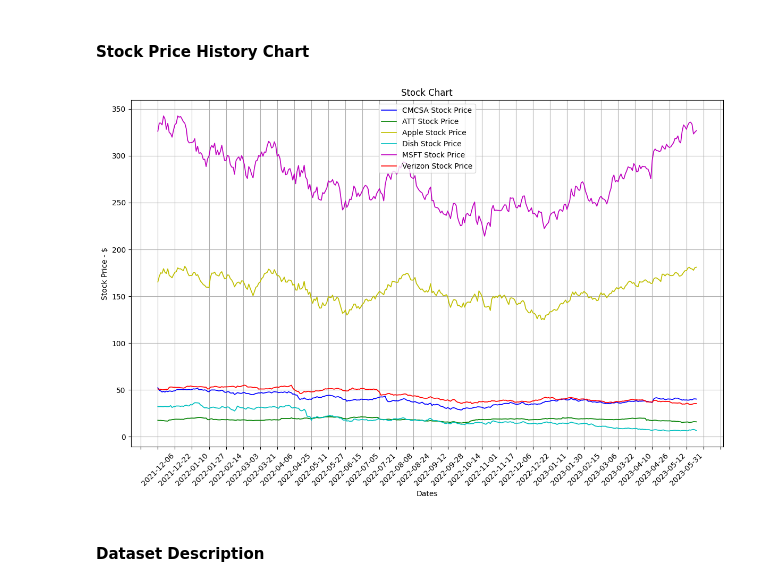
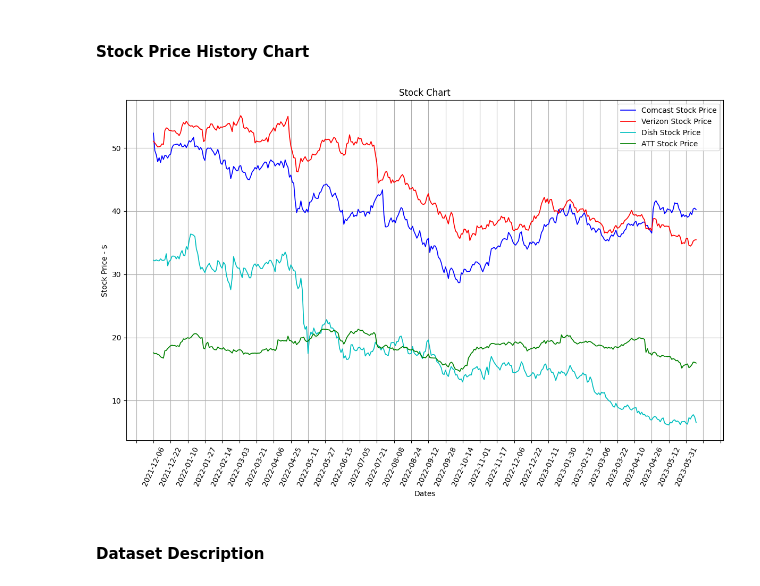
Before and after one commit to geoffpatton/stock-prediction, a Jupyter notebook: project_impl.ipynb, the cells around one changed output. Cells and saved outputs as stored; diff of their text form; code cells hidden in the pictures.

```diff
--- a/project_impl.ipynb
+++ b/project_impl.ipynb
@@ -94,40 +94,44 @@ ticker_symbol = 'CMCSA'
 # %%
 
 all_stock_df = pd.read_csv('./data/candlestick_data.csv', header = 0).sort_values(by=['unix_time'])
 
 
 company_stock_data_df = all_stock_df[all_stock_df['symbol'] == ticker_symbol]
 att_stock_data_df = all_stock_df[all_stock_df['symbol'] == 'T']
 dish_stock_data_df = all_stock_df[all_stock_df['symbol'] == 'DISH']
-msft_stock_data_df = all_stock_df[all_stock_df['symbol'] == 'MSFT']
-apple_stock_data_df = all_stock_df[all_stock_df['symbol'] == 'AAPL']
-netflix_stock_data_df = all_stock_df[all_stock_df['symbol'] == 'NFLX']
 vz_stock_data_df = all_stock_df[all_stock_df['symbol'] == 'VZ']
 
+#netflix_stock_data_df = all_stock_df[all_stock_df['symbol'] == 'NFLX']
+#apple_stock_data_df = all_stock_df[all_stock_df['symbol'] == 'AAPL']
+#msft_stock_data_df = all_stock_df[all_stock_df['symbol'] == 'MSFT']
 
-plt.figure(figsize=(12,8),dpi=100)
+
+plt.figure(figsize=(12,8))
 ax = plt.axes()
 ax.grid()
 ax.set(xlabel='Dates', ylabel='Stock Price - $', title='Stock Chart')
 
-ax.plot(company_stock_data_df['date'], company_stock_data_df['close'], c='b', label=ticker_symbol + ' Stock Price', linewidth=1.25)
+ax.plot(company_stock_data_df['date'], company_stock_data_df['close'], c='b', label='Comcast Stock Price', linewidth=1.25)
+ax.plot(vz_stock_data_df['date'], vz_stock_data_df['close'], c='r', label='Verizon Stock Price', linewidth=1.25)
+ax.plot(dish_stock_data_df['date'], dish_stock_data_df['close'], c='c', label='Dish Stock Price', linewidth=1.25)
 ax.plot(att_stock_data_df['date'], att_stock_data_df['close'], c='g', label='ATT Stock Price', linewidth=1.25)
-ax.plot(apple_stock_data_df['date'], apple_stock_data_df['close'], c='y', label='Apple Stock Price', linewidth=1.25)
-ax.plot(dish_stock_data_df['date'], dish_stock_data_df['close'], c='c', label='Dish Stock Price', linewidth=1.25)
-ax.plot(msft_stock_data_df['date'], msft_stock_data_df['close'], c='m', label='MSFT Stock Price', linewidth=1.25)
+
+
+##
 #ax.plot(netflix_stock_data_df['date'], netflix_stock_data_df['close'], c='tab:grey', label='Netflix Stock Price', linewidth=1.25)
-ax.plot(vz_stock_data_df['date'], vz_stock_data_df['close'], c='r', label='Verizon Stock Price', linewidth=1.25)
+#ax.plot(apple_stock_data_df['date'], apple_stock_data_df['close'], c='y', label='Apple Stock Price', linewidth=1.25)
+#ax.plot(msft_stock_data_df['date'], msft_stock_data_df['close'], c='m', label='MSFT Stock Price', linewidth=1.25)
 
 ax.xaxis.set_major_locator(mticker. MultipleLocator(12))
 
 for tick in ax.get_xticklabels():
-    tick.set_rotation(45)
+    tick.set_rotation(65)
 
 plt.tight_layout()
 plt.legend()
 plt.show()
 # %% [output]
-[figure, old version]
+[figure, new version]
 # %% [markdown]
 #### Dataset Description
 # %%
```
Also changed, not shown: parts of 11 cells of this notebook.
